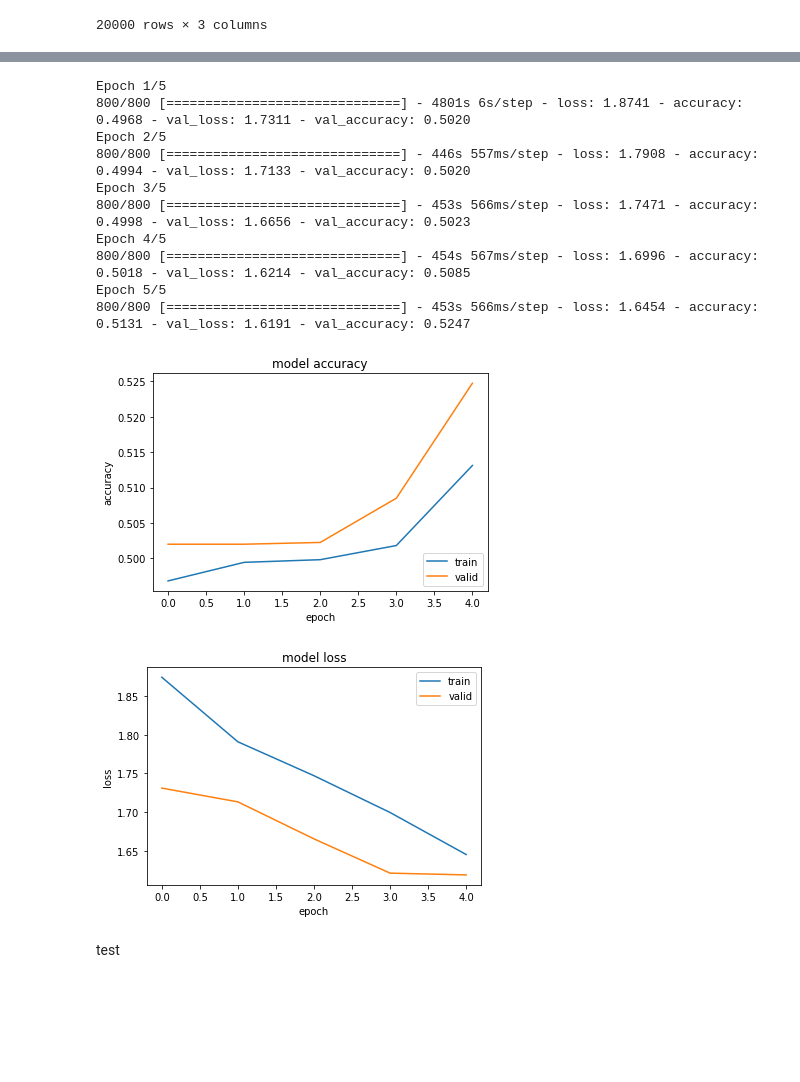
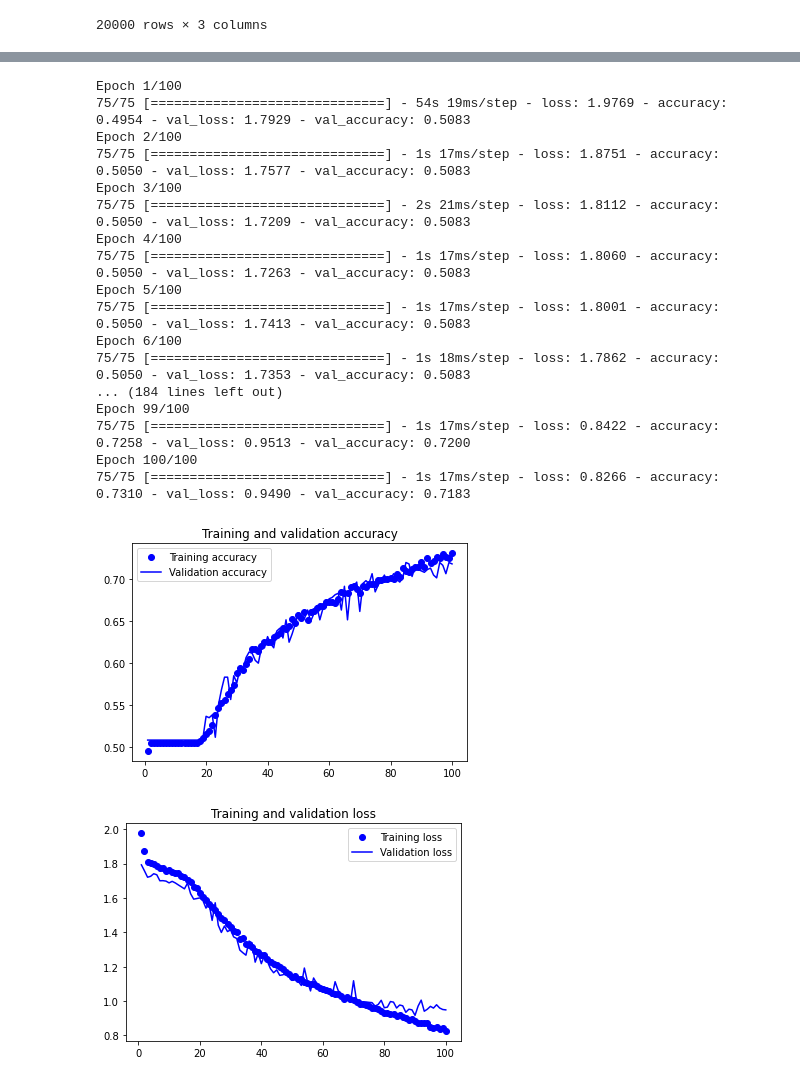
Before and after one commit to regiiis/dlv_group_project, a Jupyter notebook: DLV_Felix.ipynb, the cells around one changed output, grey strips where cells are left out. Drawn from its saved outputs; the diff is of its cells as text; code cells hidden in the pictures; blank space fills up the shorter version.

```diff
--- a/DLV_Felix.ipynb
+++ b/DLV_Felix.ipynb
@@ -145,37 +314,43 @@ Found 4000 validated image filenames belonging to 12 classes.
 # %%
-history = model_scratch.fit(
+history = model_2.fit(
     train_generator,
-    epochs = 5,
-    validation_data = validation_generator,
+    epochs = 100,
+    validation_data = validation_generator
  )
 # %% [output]
-Epoch 1/5
-800/800 [==============================] - 4801s 6s/step - loss: 1.8741 - accuracy: 0.4968 - val_loss: 1.7311 - val_accuracy: 0.5020
-Epoch 2/5
-800/800 [==============================] - 446s 557ms/step - loss: 1.7908 - accuracy: 0.4994 - val_loss: 1.7133 - val_accuracy: 0.5020
-Epoch 3/5
-800/800 [==============================] - 453s 566ms/step - loss: 1.7471 - accuracy: 0.4998 - val_loss: 1.6656 - val_accuracy: 0.5023
-Epoch 4/5
-800/800 [==============================] - 454s 567ms/step - loss: 1.6996 - accuracy: 0.5018 - val_loss: 1.6214 - val_accuracy: 0.5085
-Epoch 5/5
-800/800 [==============================] - 453s 566ms/step - loss: 1.6454 - accuracy: 0.5131 - val_loss: 1.6191 - val_accuracy: 0.5247
+Epoch 1/100
+75/75 [==============================] - 54s 19ms/step - loss: 1.9769 - accuracy: 0.4954 - val_loss: 1.7929 - val_accuracy: 0.5083
+Epoch 2/100
+75/75 [==============================] - 1s 17ms/step - loss: 1.8751 - accuracy: 0.5050 - val_loss: 1.7577 - val_accuracy: 0.5083
+Epoch 3/100
+75/75 [==============================] - 2s 21ms/step - loss: 1.8112 - accuracy: 0.5050 - val_loss: 1.7209 - val_accuracy: 0.5083
+Epoch 4/100
+75/75 [==============================] - 1s 17ms/step - loss: 1.8060 - accuracy: 0.5050 - val_loss: 1.7263 - val_accuracy: 0.5083
+Epoch 5/100
+75/75 [==============================] - 1s 17ms/step - loss: 1.8001 - accuracy: 0.5050 - val_loss: 1.7413 - val_accuracy: 0.5083
+Epoch 6/100
+75/75 [==============================] - 1s 18ms/step - loss: 1.7862 - accuracy: 0.5050 - val_loss: 1.7353 - val_accuracy: 0.5083
+... (184 lines left out)
+Epoch 99/100
+75/75 [==============================] - 1s 17ms/step - loss: 0.8422 - accuracy: 0.7258 - val_loss: 0.9513 - val_accuracy: 0.7200
+Epoch 100/100
+75/75 [==============================] - 1s 17ms/step - loss: 0.8266 - accuracy: 0.7310 - val_loss: 0.9490 - val_accuracy: 0.7183
-# %%
- plt.plot(history.history['accuracy'])
-plt.plot(history.history['val_accuracy'])
-plt.title('model accuracy')
-plt.ylabel('accuracy')
-plt.xlabel('epoch')
-plt.legend(['train', 'valid'], loc='lower right')
-plt.show()
-plt.plot(history.history['loss'])
-plt.plot(history.history['val_loss'])
-plt.title('model loss')
-plt.ylabel('loss')
-plt.xlabel('epoch')
-plt.legend(['train', 'valid'], loc='upper right')
-plt.show()
-# %% [output]
-[figure, removed]
-[figure, removed]
-# %% [markdown]
-test
+# %%
+accuracy = history.history["accuracy"]
+val_accuracy = history.history["val_accuracy"]
+loss = history.history["loss"]
+val_loss = history.history["val_loss"]
+epochs = range(1, len(accuracy) + 1)
+plt.plot(epochs, accuracy, "bo", label="Training accuracy")
+plt.plot(epochs, val_accuracy, "b", label="Validation accuracy")
+plt.title("Training and validation accuracy")
+plt.legend()
+plt.figure()
+plt.plot(epochs, loss, "bo", label="Training loss")
+plt.plot(epochs, val_loss, "b", label="Validation loss")
+plt.title("Training and validation loss")
+plt.legend()
+plt.show()
+# %% [output]
+[figure, added]
+[figure, added]
```
Also changed, not shown: parts of 12 cells of this notebook, 1 other file.
